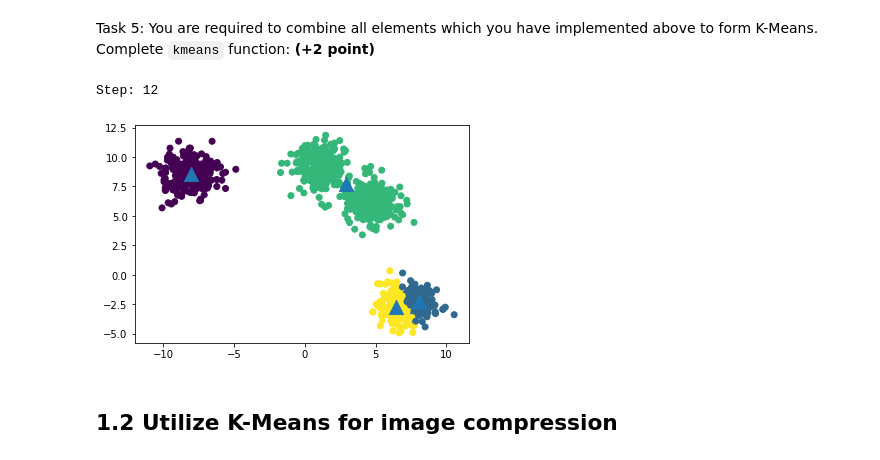
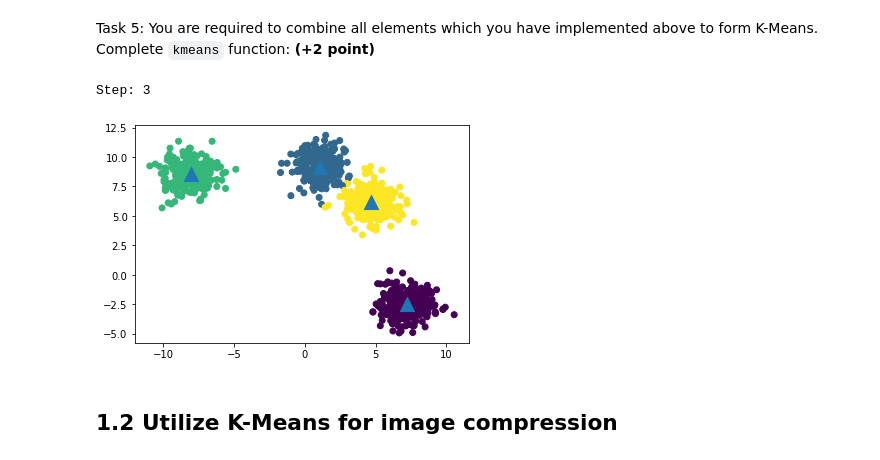
Before and after one commit to sun-asterisk-research/basic-ml-course, a Jupyter notebook: 04_KMeans_KNN/Solution.ipynb, the cells around one changed output. Saved outputs shown, nothing was run; the diff lists cells and outputs as text; code cells hidden in the pictures.

```diff
--- a/04_KMeans_KNN/Solution.ipynb
+++ b/04_KMeans_KNN/Solution.ipynb
@@ -60,7 +61,7 @@ dp2 = X[1]
 
 # write your code below
 # you can use np.linalg.norm
-distance = ...
+distance = np.sqrt(np.sum((dp1-dp2)**2))
 
 # eval
 assert distance == 0.8347885963011235, "Your answer is not correct"
@@ -70,8 +71,9 @@ Task 2: Write a function to calculate distances between all data points and cent
 # write a function to calculate distance between data points to centroids
 def data_centroid_distance(X, centroids):
   distance = np.zeros((X.shape[0], centroids.shape[0])) # in which distance[i, j] is the distance between X[i] and centroids[j]
-  # write your code below
-  ...
+  for i,centroid in enumerate(centroids):
+    distance[:,i]=np.sqrt(np.sum(np.square(X-centroid),axis=1))
+  np.argmin(distance,axis=1)
 
   return distance
 
@@ -85,8 +87,7 @@ Task 3: Write a function to assign data points to clusters based on distances be
 def assign_clusters(X, centroids):
   y = np.zeros((X.shape[0]))
   distance = data_centroid_distance(X, centroids)
-  # write your code below
-  ...
+  y=np.argmin(distance, axis=1)
 
   return y
 
@@ -101,31 +102,32 @@ Task 4: Write a function to re-calculate centroids after data points are assigne
 # %%
 def recalculate_centroids(X, y, K):
   centroids = np.zeros((K, X.shape[1]))
-  # write your code below
-  ...
+  for i in range(K):
+    centroids[i,:]=np.average(X[y==i,:],axis=0)
+
 
   return centroids
 # %% [markdown]
 Task 5: You are required to combine all elements which you have implemented above to form K-Means. Complete `kmeans` function: **(+2 point)**
 # %%
 def kmeans(X, K, max_iter=100):
-  centroids = ...                 # write your code here , centroids should be initialized randomly
+  centroids =init_centroids(X,K)        # write your code here , centroids should be initialized randomly
   for i in range(max_iter):
-    y = ...                       # write your code here
-    new_centroids = ...           # write your code here
+    y =  assign_clusters(X,centroids)                     # write your code here
+    new_centroids = recalculate_centroids(X, y, K)      # write your code here
     clear_output()
     print(f'Step: {i}')
     visualize(X, y, centroids)
     time.sleep(1)
     if np.array_equal(centroids, new_centroids):
       break
     centroids = new_centroids
 
 # evaluate
 kmeans(X, K)
 # %% [output]
-Step: 12
+Step: 3
-[figure, old version]
+[figure, new version]
 # %% [markdown]
 ## 1.2 Utilize K-Means for image compression
 # %% [markdown]
```
Also changed, not shown: parts of 4 cells of this notebook.
